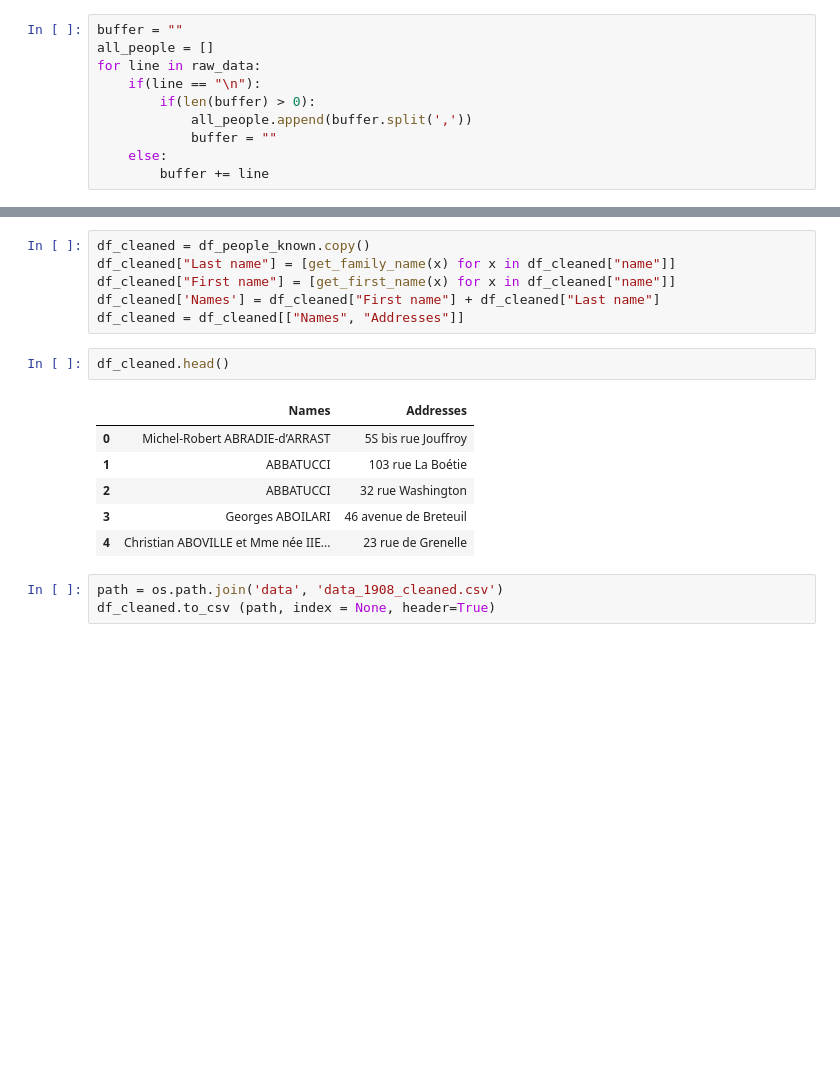
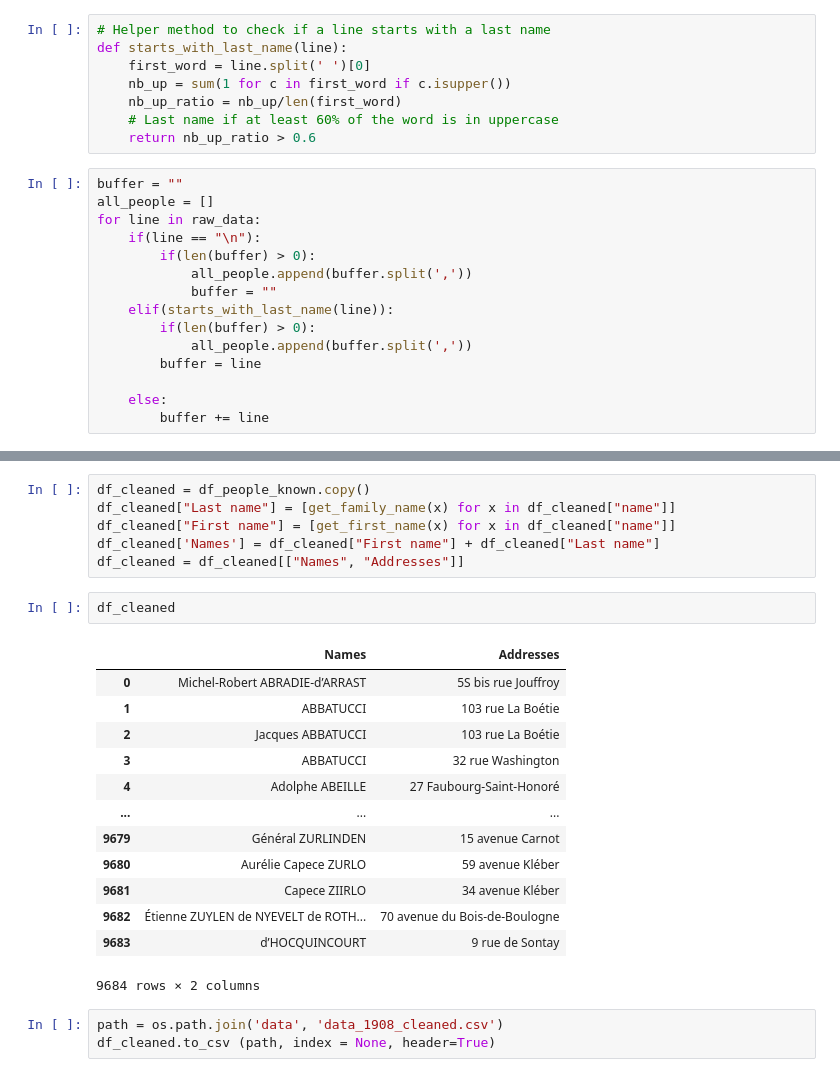
Before and after one commit to AndreaScalisi/FDH, a Jupyter notebook: parser_1908.ipynb, the cells around one changed output, grey strips where cells are left out. Drawn from its saved outputs; the diff is of its cells as text; blank space fills up the shorter version.

Commit message:
Add missing people of 1908

```diff
--- a/parser_1908.ipynb
+++ b/parser_1908.ipynb
@@ -87,6 +87,14 @@ def getAddress(data):
     if(len(address) < 1):
         return "unknown"
     return cleanAddress(address.split('(')[0])
+# %%
+# Helper method to check if a line starts with a last name
+def starts_with_last_name(line):
+    first_word = line.split(' ')[0]
+    nb_up = sum(1 for c in first_word if c.isupper())
+    nb_up_ratio = nb_up/len(first_word)
+    # Last name if at least 60% of the word is in uppercase
+    return nb_up_ratio > 0.6
 # %%
 buffer = ""
 all_people = []
@@ -95,5 +103,10 @@ for line in raw_data:
         if(len(buffer) > 0):
             all_people.append(buffer.split(','))
             buffer = ""
+    elif(starts_with_last_name(line)):
+        if(len(buffer) > 0):
+            all_people.append(buffer.split(','))
+        buffer = line
+
     else:
         buffer += line
@@ -200,14 +233,21 @@ df_cleaned["First name"] = [get_first_name(x) for x in df_cleaned["name"]]
 df_cleaned['Names'] = df_cleaned["First name"] + df_cleaned["Last name"]
 df_cleaned = df_cleaned[["Names", "Addresses"]]
 # %%
-df_cleaned.head()
+df_cleaned
 # %% [output]
 |  | Names | Addresses |
 | 0 | Michel-Robert ABRADIE-d’ARRAST | 5S bis rue Jouffroy |
 | 1 | ABBATUCCI | 103 rue La Boétie |
-| 2 | ABBATUCCI | 32 rue Washington |
-| 3 | Georges ABOILARI | 46 avenue de Breteuil |
-| 4 | Christian ABOVILLE et Mme née IIE... | 23 rue de Grenelle |
+| 2 | Jacques ABBATUCCI | 103 rue La Boétie |
+| 3 | ABBATUCCI | 32 rue Washington |
+| 4 | Adolphe ABEILLE | 27 Faubourg-Saint-Honoré |
+| ... | ... | ... |
+| 9679 | Général ZURLINDEN | 15 avenue Carnot |
+| 9680 | Aurélie Capece ZURLO | 59 avenue Kléber |
+| 9681 | Capece ZIIRLO | 34 avenue Kléber |
+| 9682 | Étienne ZUYLEN de NYEVELT de ROTH... | 70 avenue du Bois-de-Boulogne |
+| 9683 | d’HOCQUINCOURT | 9 rue de Sontay |
+9684 rows × 2 columns
 # %%
 path = os.path.join('data', 'data_1908_cleaned.csv')
 df_cleaned.to_csv (path, index = None, header=True)
```
Also changed, not shown: parts of 4 cells of this notebook, 4 other files.
